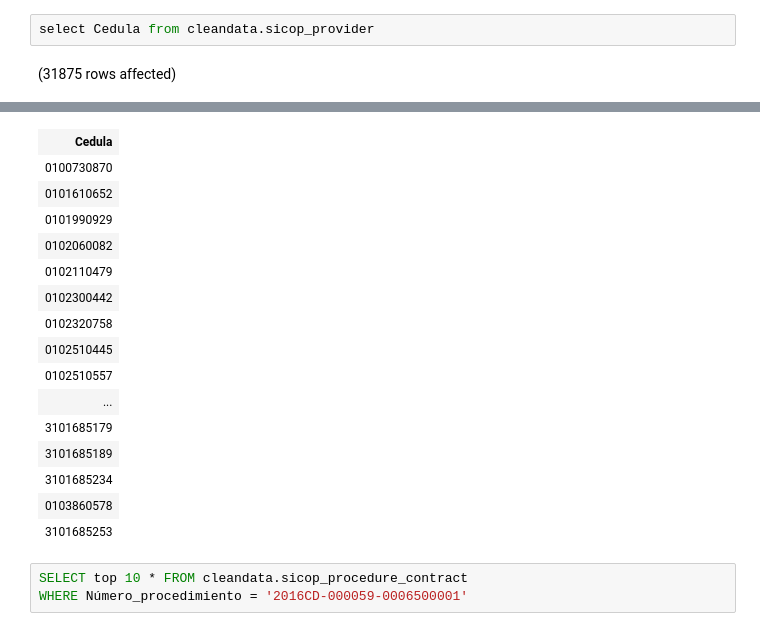
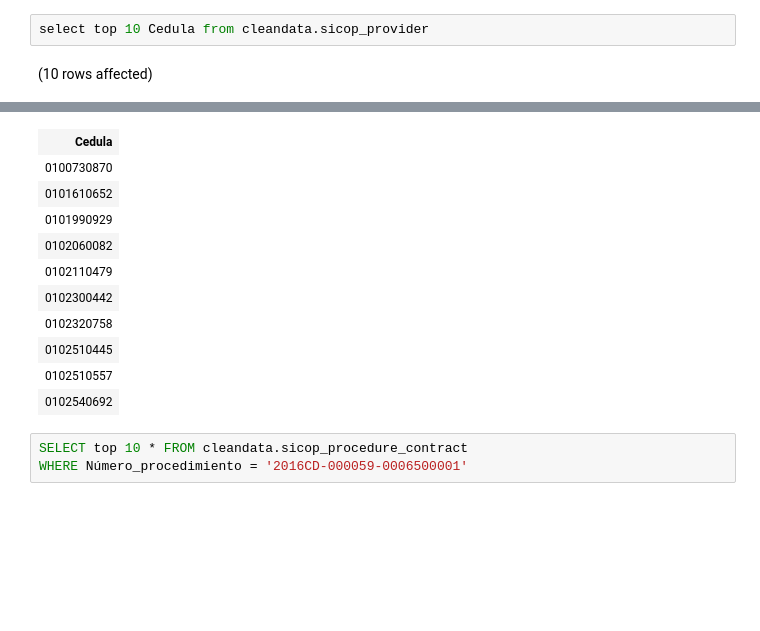
Before and after one commit to accesacr/compraspublicas, a Jupyter notebook: notebooks/20210514_ResearchPart2.ipynb, the cells around one changed output, grey strips where cells are left out. Saved outputs shown, nothing was run; the diff lists cells and outputs as text; blank space fills up the shorter version.

```diff
--- a/notebooks/20210514_ResearchPart2.ipynb
+++ b/notebooks/20210514_ResearchPart2.ipynb
@@ -10,4 +8,4 @@ Total execution time: 00:00:00.245
 # %%
-select Cedula from cleandata.sicop_provider
+select top 10 Cedula from cleandata.sicop_provider
 # %% [output]
-(31875 rows affected)
+(10 rows affected)
@@ -16,19 +13,14 @@ Total execution time: 00:00:00.722
 | Cedula |
 | 0100730870 |
 | 0101610652 |
 | 0101990929 |
 | 0102060082 |
 | 0102110479 |
 | 0102300442 |
 | 0102320758 |
 | 0102510445 |
 | 0102510557 |
-| ... |
-| 3101685179 |
-| 3101685189 |
-| 3101685234 |
-| 0103860578 |
-| 3101685253 |
+| 0102540692 |
 # %%
 SELECT top 10 * FROM cleandata.sicop_procedure_contract
 WHERE Número_procedimiento = '2016CD-000059-0006500001'
```
Also changed, not shown: parts of 3 cells of this notebook, 4 other files.
